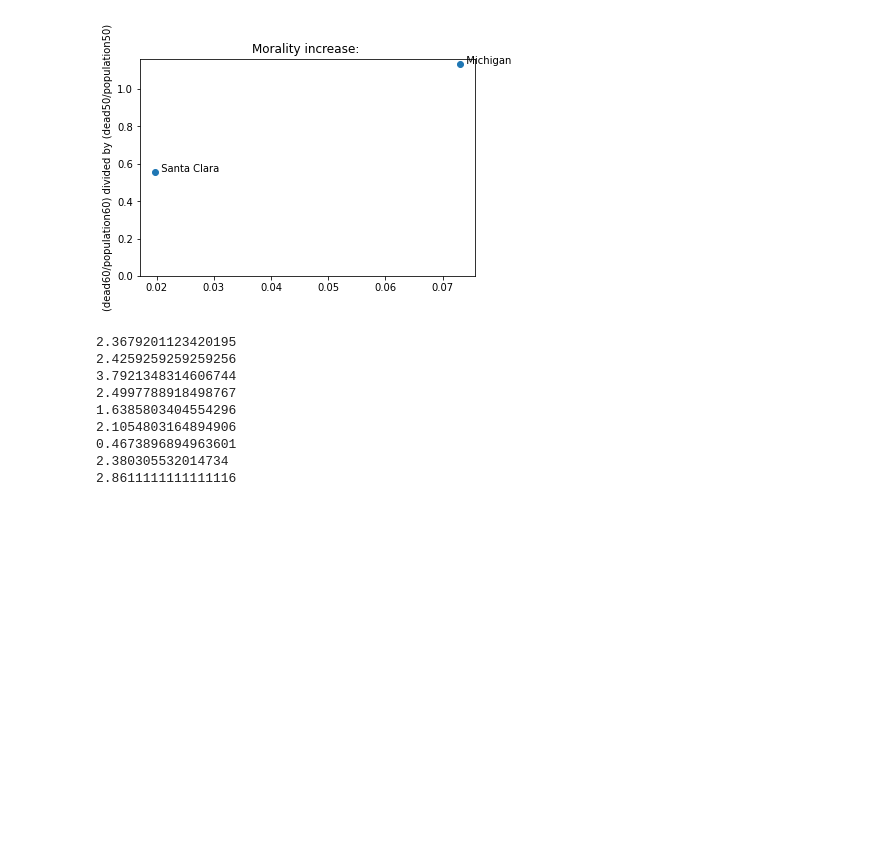
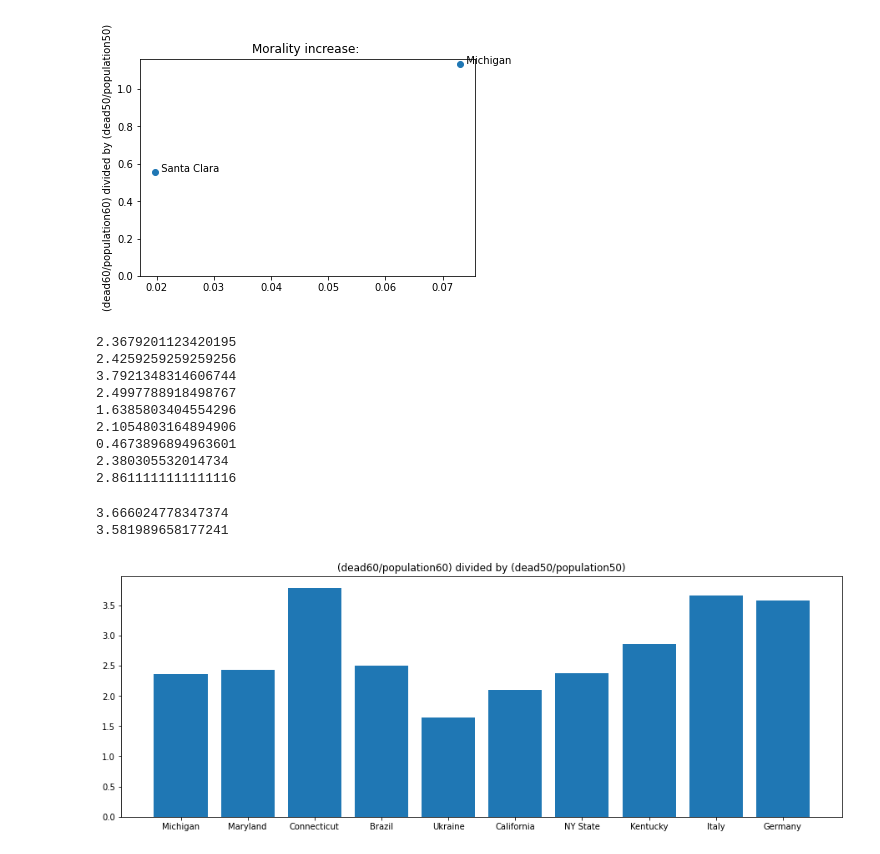
Before and after one commit to Ali-Kazmi/covid-visualizations, a Jupyter notebook: vis.ipynb, the cells around one changed output. Saved outputs shown, nothing was run; the diff lists cells and outputs as text; code cells hidden in the pictures; blank space fills up the shorter version.

```diff
--- a/vis.ipynb
+++ b/vis.ipynb
@@ -427,3 +427,27 @@ print((103/536208.24)/(39/580892.26))
 0.4673896894963601
 2.380305532014734
 2.8611111111111116
+# %%
+#italy
+print((3307/7334964)/(1133/9212746))
+
+#Germany
+print((881/10086747)/(326/13369561))
+
+#spain
+# %% [output]
+3.666024778347374
+3.581989658177241
+# %%
+import matplotlib.pyplot as plt
+fig = plt.figure()
+ax = fig.add_axes([0,0,2,1])
+ax.set_title("(dead60/population60) divided by (dead50/population50)")
+xlabels = ['Michigan', 'Maryland', 'Connecticut', 'Brazil', 'Ukraine','California','NY State','Kentucky','Italy','Germany']
+vals = [2.367920112342019,2.4259259259259,3.7921348314606744,2.4997788918498767,1.6385803404554296,
+        2.1054803164894906,2.380305532014734,2.8611111111111116,3.666024778347374,3.581989658177241
+        ]
+ax.bar(xlabels,vals)
+plt.show()
+# %% [output]
+[figure, added]
```
